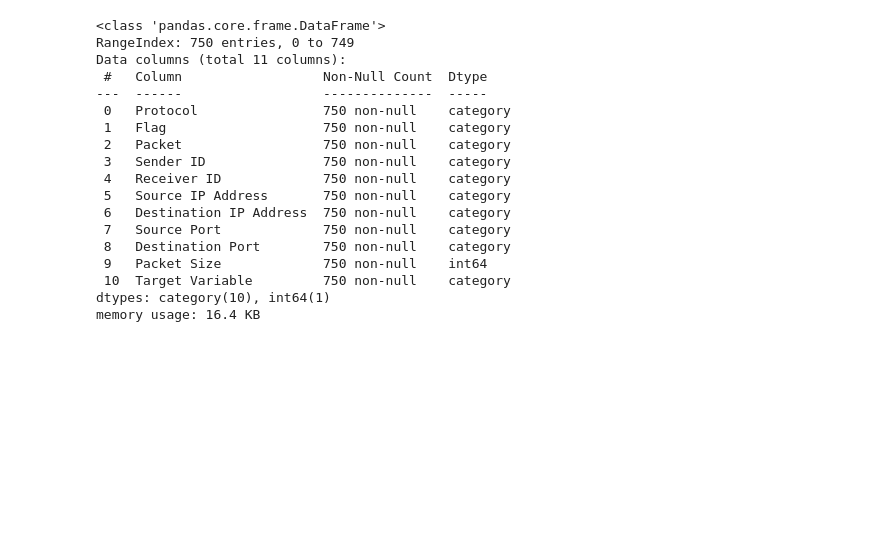
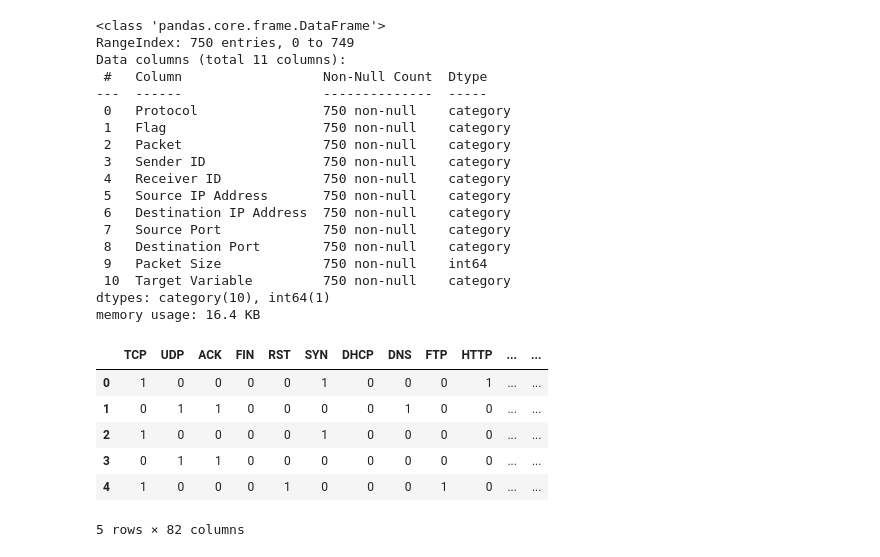
Before and after one commit to relmarrakchy/Apache-Hadoop-version-3, a Jupyter notebook: Cyber_threat_detection.ipynb, the cells around one changed output. Cells and saved outputs as stored; diff of their text form; code cells hidden in the pictures; blank space fills up the shorter version.

```diff
--- a/Cyber_threat_detection.ipynb
+++ b/Cyber_threat_detection.ipynb
@@ -428,3 +428,25 @@ Data columns (total 11 columns):
  10  Target Variable         750 non-null    category
 dtypes: category(10), int64(1)
 memory usage: 16.4 KB
+# %%
+protocol_dummies = pd.get_dummies(dataset["Protocol"])
+flag_dummies = pd.get_dummies(dataset["Flag"])
+packet_dummies = pd.get_dummies(dataset["Packet"])
+sender_ID_dummies = pd.get_dummies(dataset["Sender ID"])
+receiver_ID_dummies = pd.get_dummies(dataset["Receiver ID"])
+ip_s_dummies = pd.get_dummies(dataset["Source IP Address"])
+ip_d_dummies = pd.get_dummies(dataset["Destination IP Address"])
+port_s_dummies = pd.get_dummies(dataset["Source Port"])
+port_d_dummies = pd.get_dummies(dataset["Destination Port"])
+
+dataset = pd.concat([protocol_dummies, flag_dummies, packet_dummies, sender_ID_dummies, receiver_ID_dummies, ip_s_dummies, ip_d_dummies, port_s_dummies, port_d_dummies, dataset], axis=1)
+
+dataset.head()
+# %% [output]
+|  | TCP | UDP | ACK | FIN | RST | SYN | DHCP | DNS | FTP | HTTP | ... | ... |
+| 0 | 1 | 0 | 0 | 0 | 0 | 1 | 0 | 0 | 0 | 1 | ... | ... |
+| 1 | 0 | 1 | 1 | 0 | 0 | 0 | 0 | 1 | 0 | 0 | ... | ... |
+| 2 | 1 | 0 | 0 | 0 | 0 | 1 | 0 | 0 | 0 | 0 | ... | ... |
+| 3 | 0 | 1 | 1 | 0 | 0 | 0 | 0 | 0 | 0 | 0 | ... | ... |
+| 4 | 1 | 0 | 0 | 0 | 1 | 0 | 0 | 0 | 1 | 0 | ... | ... |
+5 rows × 82 columns
```
